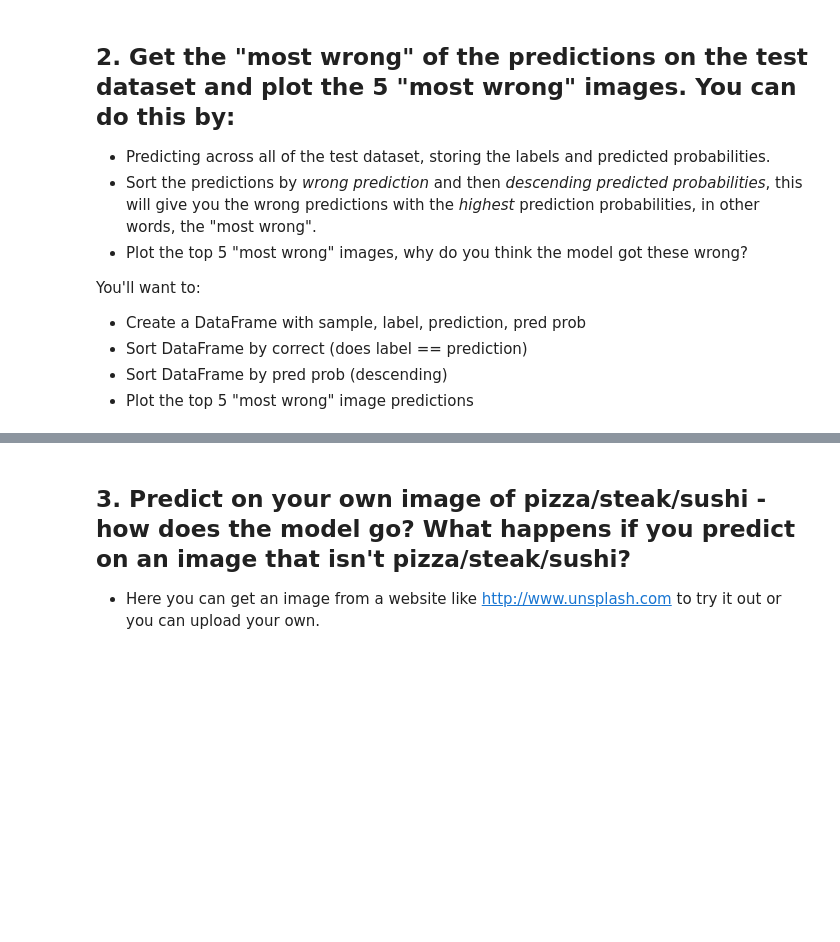
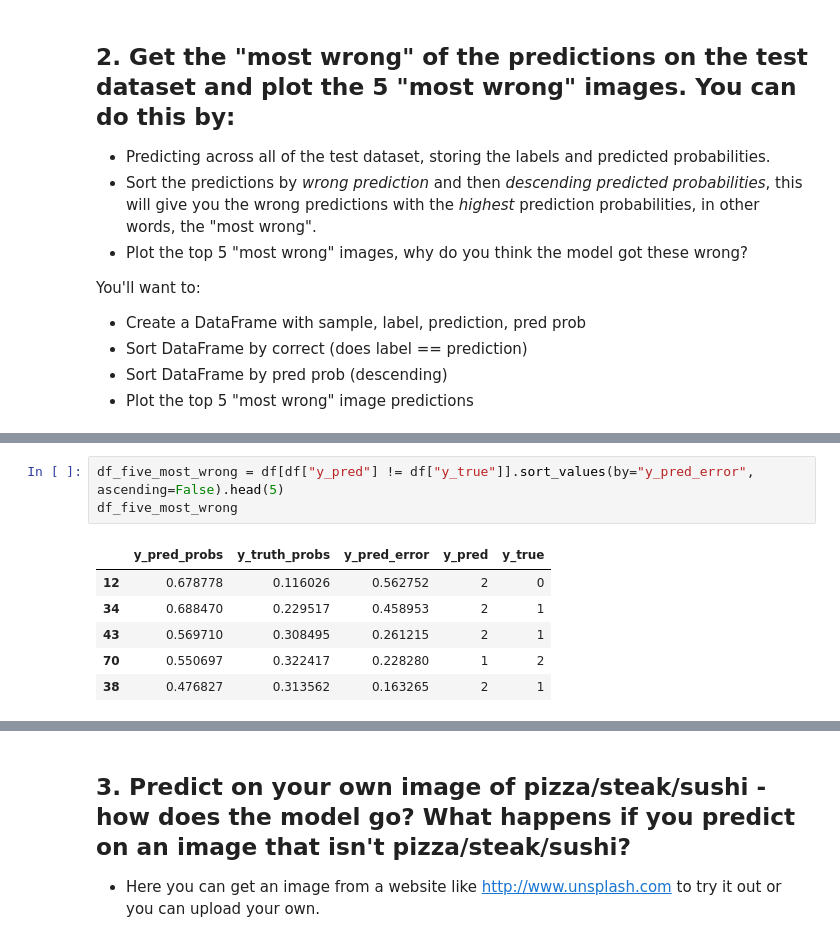
Before and after one commit to JoachimLombardi/Portfolio, a Jupyter notebook: Deep Learning/PyTorch/Classification/Computer vision/06_pytorch_transfer_learning_exercises.ipynb, the cells around one changed output, grey strips where cells are left out. Drawn from its saved outputs; the diff is of its cells as text; blank space fills up the shorter version.

```diff
--- a/Deep Learning/PyTorch/Classification/Computer vision/06_pytorch_transfer_learning_exercises.ipynb
+++ b/Deep Learning/PyTorch/Classification/Computer vision/06_pytorch_transfer_learning_exercises.ipynb
@@ -235,0 +285,10 @@ You'll want to:
+# %%
+df_five_most_wrong = df[df["y_pred"] != df["y_true"]].sort_values(by="y_pred_error", ascending=False).head(5)
+df_five_most_wrong
+# %% [output]
+|  | y_pred_probs | y_truth_probs | y_pred_error | y_pred | y_true |
+| 12 | 0.678778 | 0.116026 | 0.562752 | 2 | 0 |
+| 34 | 0.688470 | 0.229517 | 0.458953 | 2 | 1 |
+| 43 | 0.569710 | 0.308495 | 0.261215 | 2 | 1 |
+| 70 | 0.550697 | 0.322417 | 0.228280 | 1 | 2 |
+| 38 | 0.476827 | 0.313562 | 0.163265 | 2 | 1 |
```
Also changed, not shown: parts of 37 cells of this notebook, 4 other files.
